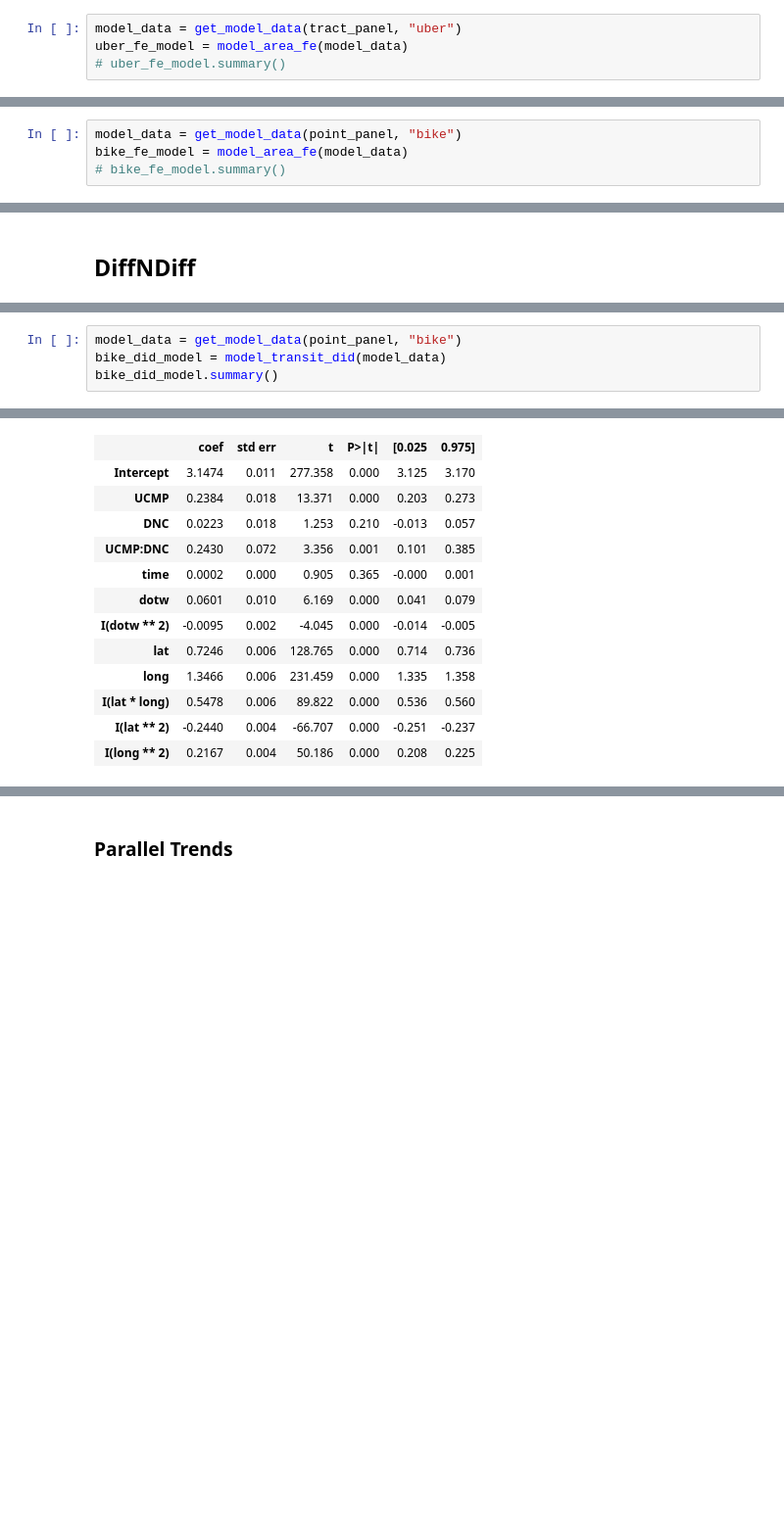
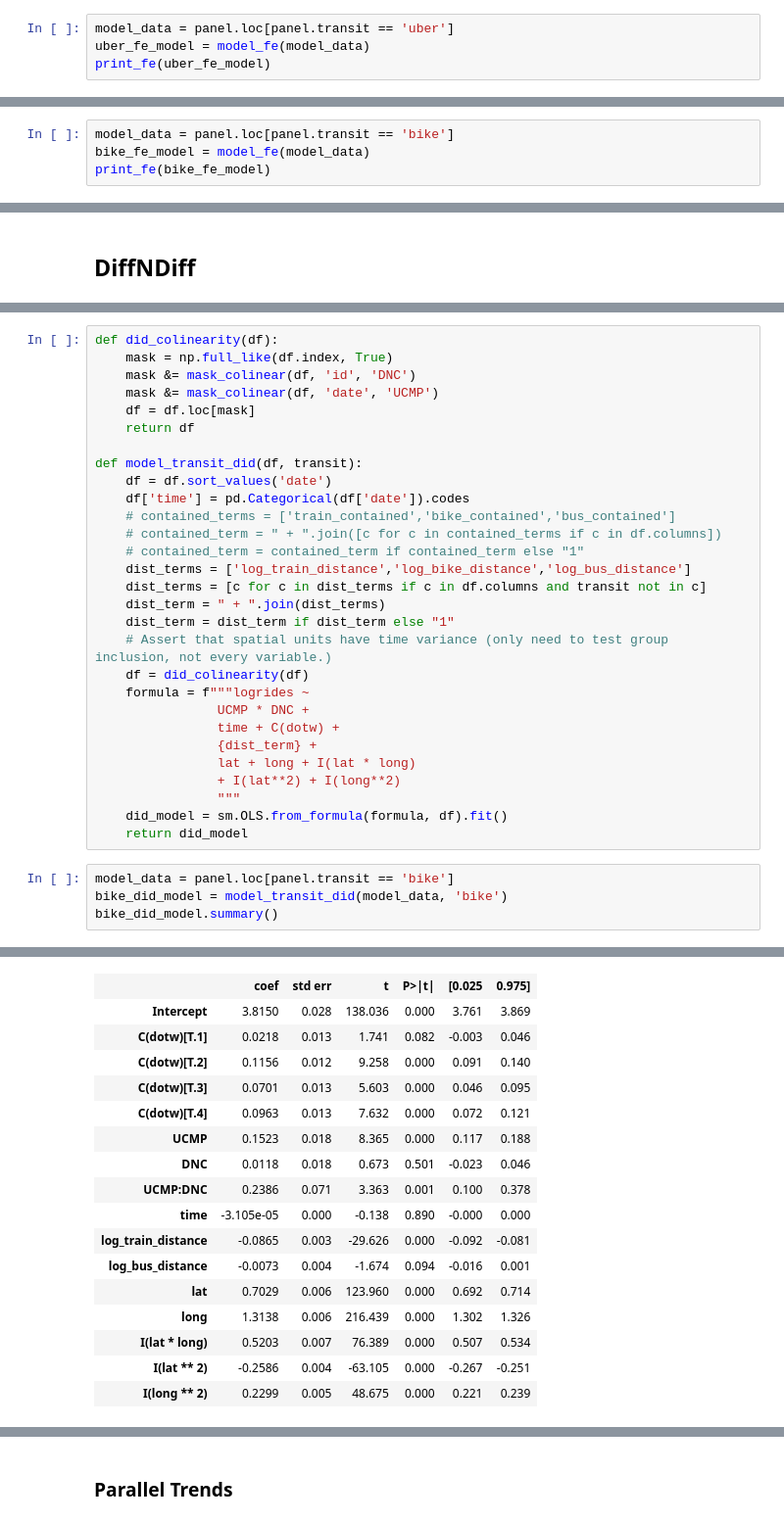
Before and after one commit to eric-mc2/DNCTransit, a Jupyter notebook: notebooks/replication/dnc-effect/reg.ipynb, the cells around one changed output, grey strips where cells are left out. Shown at 98% size. Drawn from its saved outputs; the diff is of its cells as text; blank space fills up the shorter version.

Commit message:
fix colinearities in regression

```diff
--- a/notebooks/replication/dnc-effect/reg.ipynb
+++ b/notebooks/replication/dnc-effect/reg.ipynb
@@ -92,4 +78,4 @@ model_data
 # %%
-model_data = get_model_data(tract_panel, "uber")
-uber_fe_model = model_area_fe(model_data)
-# uber_fe_model.summary()
+model_data = panel.loc[panel.transit == 'uber']
+uber_fe_model = model_fe(model_data)
+print_fe(uber_fe_model)
@@ -96,4 +103,4 @@ uber_fe_model = model_area_fe(model_data)
 # %%
-model_data = get_model_data(point_panel, "bike")
-bike_fe_model = model_area_fe(model_data)
-# bike_fe_model.summary()
+model_data = panel.loc[panel.transit == 'bike']
+bike_fe_model = model_fe(model_data)
+print_fe(bike_fe_model)
@@ -162,5 +171,34 @@ def model_transit_did(df):
+# %%
+def did_colinearity(df):
+    mask = np.full_like(df.index, True)
+    mask &= mask_colinear(df, 'id', 'DNC')
+    mask &= mask_colinear(df, 'date', 'UCMP')
+    df = df.loc[mask]
+    return df
+
+def model_transit_did(df, transit):
+    df = df.sort_values('date')
+    df['time'] = pd.Categorical(df['date']).codes
+    # contained_terms = ['train_contained','bike_contained','bus_contained']
+    # contained_term = " + ".join([c for c in contained_terms if c in df.columns])
+    # contained_term = contained_term if contained_term else "1"
+    dist_terms = ['log_train_distance','log_bike_distance','log_bus_distance']
+    dist_terms = [c for c in dist_terms if c in df.columns and transit not in c]
+    dist_term = " + ".join(dist_terms)
+    dist_term = dist_term if dist_term else "1"
+    # Assert that spatial units have time variance (only need to test group inclusion, not every variable.)
+    df = did_colinearity(df)
+    formula = f"""logrides ~
+                UCMP * DNC +
+                time + C(dotw) +
+                {dist_term} +
+                lat + long + I(lat * long)
+                + I(lat**2) + I(long**2)
+                """
+    did_model = sm.OLS.from_formula(formula, df).fit()
+    return did_model
 # %%
-model_data = get_model_data(point_panel, "bike")
-bike_did_model = model_transit_did(model_data)
+model_data = panel.loc[panel.transit == 'bike']
+bike_did_model = model_transit_did(model_data, 'bike')
 bike_did_model.summary()
 # %% [output]
@@ -176,14 +215,18 @@ OLS Regression Results
 | Covariance Type: | nonrobust |  |  |
 |  | coef | std err | t | P>|t| | [0.025 | 0.975] |
-| Intercept | 3.1474 | 0.011 | 277.358 | 0.000 | 3.125 | 3.170 |
-| UCMP | 0.2384 | 0.018 | 13.371 | 0.000 | 0.203 | 0.273 |
-| DNC | 0.0223 | 0.018 | 1.253 | 0.210 | -0.013 | 0.057 |
-| UCMP:DNC | 0.2430 | 0.072 | 3.356 | 0.001 | 0.101 | 0.385 |
-| time | 0.0002 | 0.000 | 0.905 | 0.365 | -0.000 | 0.001 |
-| dotw | 0.0601 | 0.010 | 6.169 | 0.000 | 0.041 | 0.079 |
-| I(dotw ** 2) | -0.0095 | 0.002 | -4.045 | 0.000 | -0.014 | -0.005 |
-| lat | 0.7246 | 0.006 | 128.765 | 0.000 | 0.714 | 0.736 |
-| long | 1.3466 | 0.006 | 231.459 | 0.000 | 1.335 | 1.358 |
-| I(lat * long) | 0.5478 | 0.006 | 89.822 | 0.000 | 0.536 | 0.560 |
-| I(lat ** 2) | -0.2440 | 0.004 | -66.707 | 0.000 | -0.251 | -0.237 |
-| I(long ** 2) | 0.2167 | 0.004 | 50.186 | 0.000 | 0.208 | 0.225 |
+| Intercept | 3.8150 | 0.028 | 138.036 | 0.000 | 3.761 | 3.869 |
+| C(dotw)[T.1] | 0.0218 | 0.013 | 1.741 | 0.082 | -0.003 | 0.046 |
+| C(dotw)[T.2] | 0.1156 | 0.012 | 9.258 | 0.000 | 0.091 | 0.140 |
+| C(dotw)[T.3] | 0.0701 | 0.013 | 5.603 | 0.000 | 0.046 | 0.095 |
+| C(dotw)[T.4] | 0.0963 | 0.013 | 7.632 | 0.000 | 0.072 | 0.121 |
+| UCMP | 0.1523 | 0.018 | 8.365 | 0.000 | 0.117 | 0.188 |
+| DNC | 0.0118 | 0.018 | 0.673 | 0.501 | -0.023 | 0.046 |
+| UCMP:DNC | 0.2386 | 0.071 | 3.363 | 0.001 | 0.100 | 0.378 |
+| time | -3.105e-05 | 0.000 | -0.138 | 0.890 | -0.000 | 0.000 |
+| log_train_distance | -0.0865 | 0.003 | -29.626 | 0.000 | -0.092 | -0.081 |
+| log_bus_distance | -0.0073 | 0.004 | -1.674 | 0.094 | -0.016 | 0.001 |
+| lat | 0.7029 | 0.006 | 123.960 | 0.000 | 0.692 | 0.714 |
+| long | 1.3138 | 0.006 | 216.439 | 0.000 | 1.302 | 1.326 |
+| I(lat * long) | 0.5203 | 0.007 | 76.389 | 0.000 | 0.507 | 0.534 |
+| I(lat ** 2) | -0.2586 | 0.004 | -63.105 | 0.000 | -0.267 | -0.251 |
+| I(long ** 2) | 0.2299 | 0.005 | 48.675 | 0.000 | 0.221 | 0.239 |
```
Also changed, not shown: parts of 33 cells of this notebook, 4 other files.
